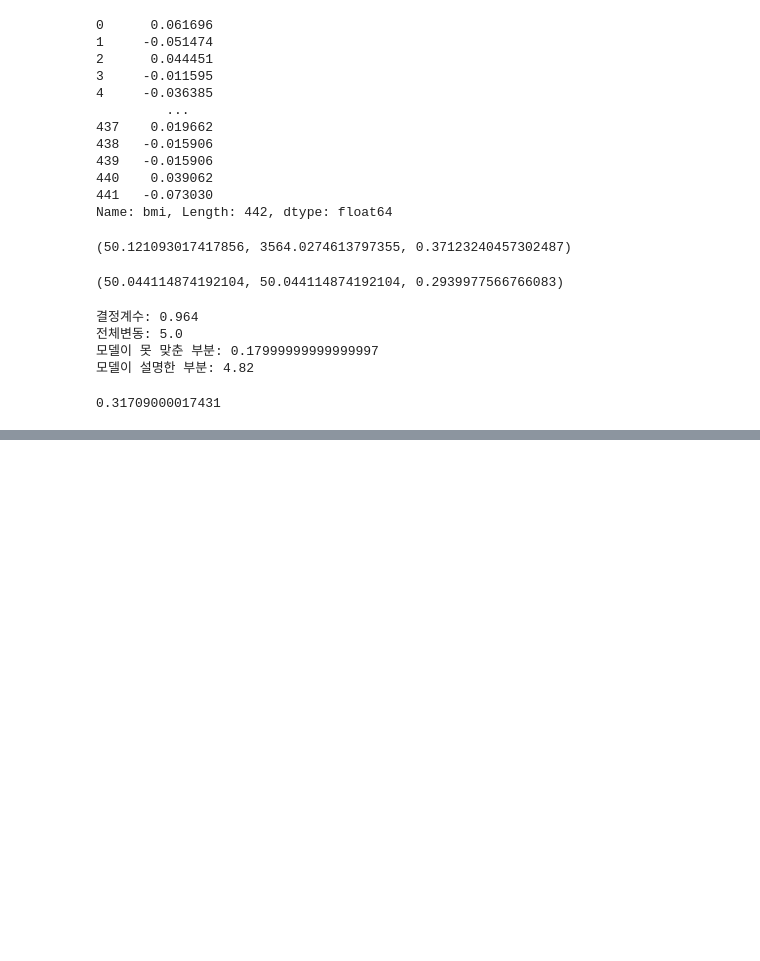
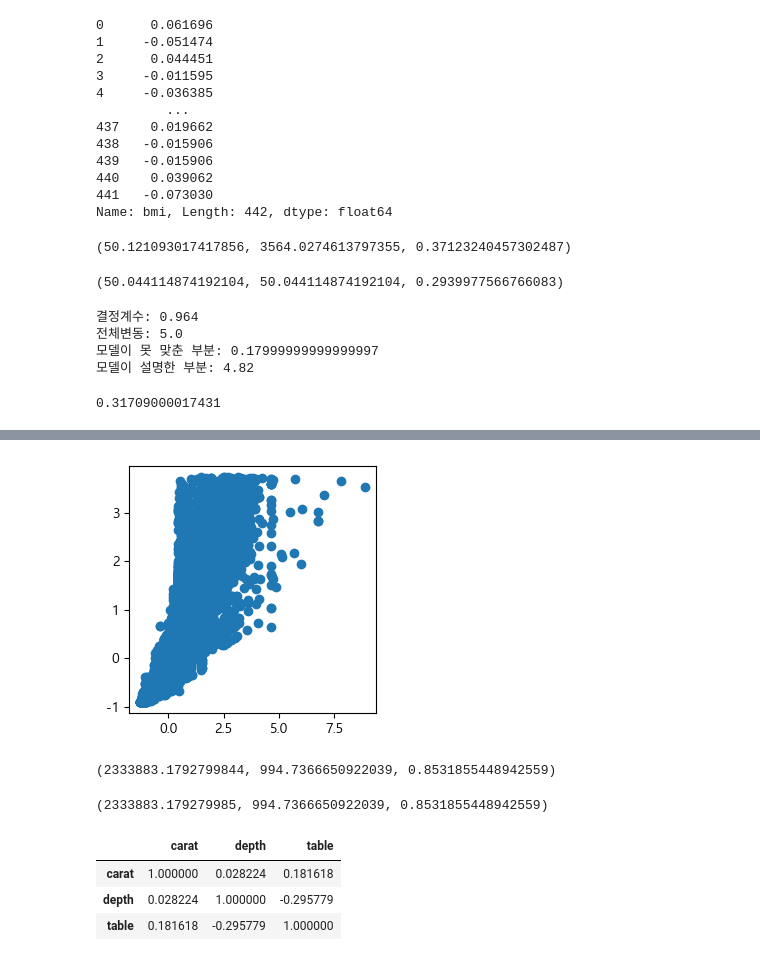
Before and after one commit to qkfmadl0-create/day18, a Jupyter notebook: 머신러닝/001.ipynb, the cells around one changed output, grey strips where cells are left out. Cells and saved outputs as stored; diff of their text form; code cells hidden in the pictures; blank space fills up the shorter version.

```diff
--- a/머신러닝/001.ipynb
+++ b/머신러닝/001.ipynb
@@ -314,0 +327,63 @@ print(r2_score(y_test,y_pred))
+# %%
+from sklearn.preprocessing import StandardScaler
+s = StandardScaler()
+
+fig, ax = plt.subplots(figsize=(3,3))
+ax.scatter(s.fit_transform(df[['carat']]),
+           s.fit_transform(df[['price']]))
+plt.tight_layout()
+plt.show()
+# %% [output]
+[figure, added]
+# %%
+# 정규화
+# 오리지널
+df = sns.load_dataset('diamonds')
+df.head()
+
+# carat depth table 학습에서 price를 예측하는 모델 개발
+# x, y 만들기
+x = df[['carat', 'depth', 'table']]
+y = df ['price']
+
+# 데이터 분할(학습용, 훈련용)
+x_train, x_test, y_train, y_test = train_test_split(x,y,test_size=0.2,random_state=42)
+
+
+# 모델 적용
+model = LinearRegression()
+model.fit(x_train,y_train)
+
+# 테스트용 데이터 예측
+y_predict = model.predict(x_test)
+
+# 평가
+mse = mean_squared_error(y_test, y_predict)
+mae = mean_absolute_error(y_test, y_predict)
+r2 = r2_score(y_test, y_predict)
+
+mse, mae, r2
+# %% [output]
+(2333883.1792799844, 994.7366650922039, 0.8531855448942559)
+# %%
+scaler = StandardScaler()
+x_train_scaled= scaler.fit_transform(x_train)  # 규칙을 적용하고 적용한 규칙기반으로 데이터를 변환
+x_test_scaled = scaler.transform(x_test)
+model = LinearRegression()
+model.fit(x_train_scaled, y_train)
+y_scaled_predict = model.predict(x_test_scaled)
+
+mse = mean_squared_error(y_test, y_scaled_predict)
+mae = mean_absolute_error(y_test, y_scaled_predict)
+r2 = r2_score(y_test, y_scaled_predict)
+
+mse, mae, r2
+# %% [output]
+(2333883.179279985, 994.7366650922039, 0.8531855448942559)
+# %%
+x.corr()
+# %% [output]
+|  | carat | depth | table |
+| carat | 1.000000 | 0.028224 | 0.181618 |
+| depth | 0.028224 | 1.000000 | -0.295779 |
+| table | 0.181618 | -0.295779 | 1.000000 |
```
Also changed, not shown: parts of 3 cells of this notebook.
